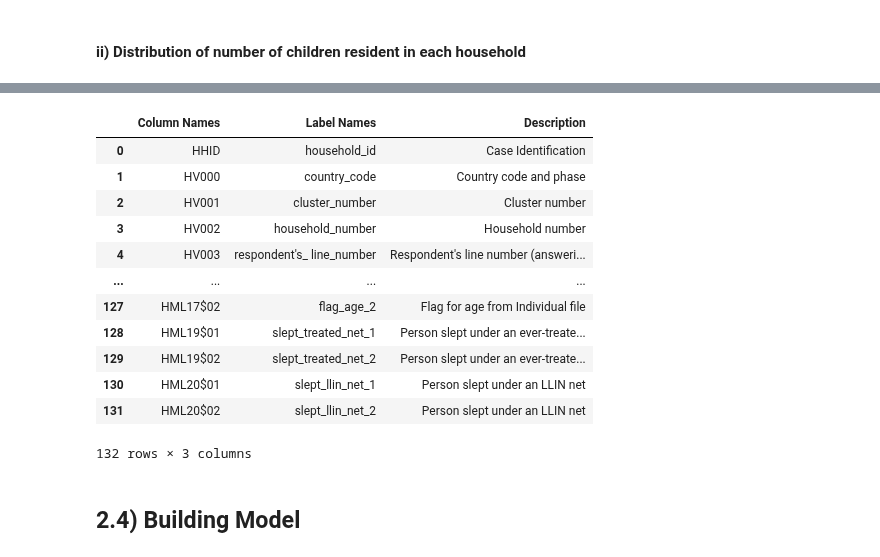
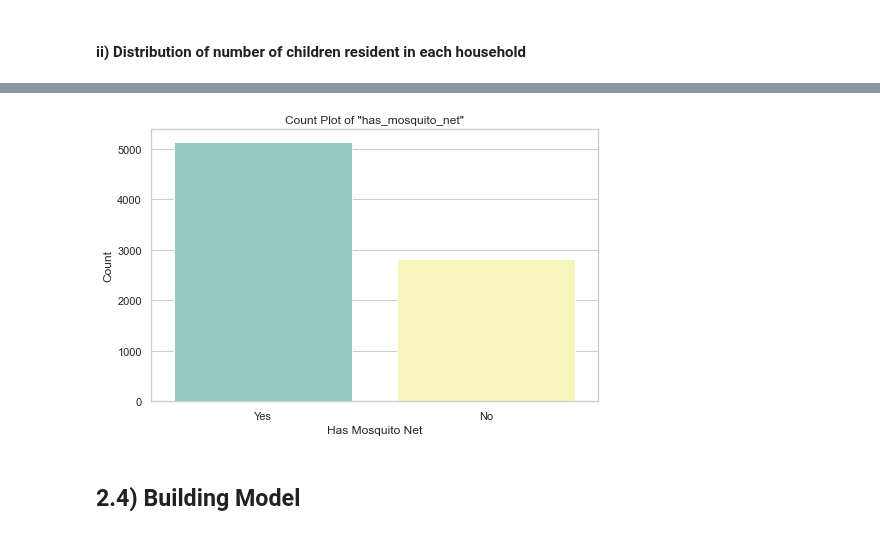
Before and after one commit to Dominic-Mu/dsc-phase-5-group-14-project, a Jupyter notebook: index.ipynb, the cells around one changed output, grey strips where cells are left out. Drawn from its saved outputs; the diff is of its cells as text; code cells hidden in the pictures.

Commit message:
variable labels

```diff
--- a/index.ipynb
+++ b/index.ipynb
@@ -734,19 +711,42 @@ meta_2.variable_value_labels
-# %%
-df_excel_2
-# %% [output]
-|  | Column Names | Label Names | Description |
-| 0 | HHID | household_id | Case Identification |
-| 1 | HV000 | country_code | Country code and phase |
-| 2 | HV001 | cluster_number | Cluster number |
-| 3 | HV002 | household_number | Household number |
-| 4 | HV003 | respondent's_ line_number | Respondent's line number (answeri... |
-| ... | ... | ... | ... |
-| 127 | HML17$02 | flag_age_2 | Flag for age from Individual file |
-| 128 | HML19$01 | slept_treated_net_1 | Person slept under an ever-treate... |
-| 129 | HML19$02 | slept_treated_net_2 | Person slept under an ever-treate... |
-| 130 | HML20$01 | slept_llin_net_1 | Person slept under an LLIN net |
-| 131 | HML20$02 | slept_llin_net_2 | Person slept under an LLIN net |
-132 rows × 3 columns
+# %%
+# Variable label dictionary
+variable_label_2 = meta_2.variable_value_labels
+variable_label = meta.variable_value_labels
+# %%
+
+def get_variable_label(column_label, df_excel, variable_labels):
+    '''Function to get variable label'''
+    # Looking up the column label
+    matching_row = df_excel[df_excel['Label Names'] == column_label]
+
+    # Getting the corresponding column name
+    corresponding_column_name = matching_row['Column Names'].iloc[0] if not matching_row.empty else None
+
+    # Getting variable label names
+    variable_label = variable_labels.get(corresponding_column_name, None)
+
+    return variable_label
+# %%
+# Calling the function to get variable labels
+variable_label_has_net = get_variable_label('has_mosquito_net',df_excel_2, variable_label_2)
+# %%
+# Household has a mosquito net
+
+# Mapping the variable labels to the column
+household_has_mosquito_net = df_2_cleaned['has_mosquito_net'].map(variable_label_has_net).reset_index()
+
+# Set the style of seaborn
+sns.set(style="whitegrid")
+
+# Plotting the count plot
+plt.figure(figsize=(8, 5))
+sns.countplot(x='has_mosquito_net', data=household_has_mosquito_net, palette="Set3")
+plt.title('Count Plot of "has_mosquito_net"')
+plt.xlabel('Has Mosquito Net')
+plt.ylabel('Count')
+plt.show()
+# %% [output]
+[figure, added]
 # %% [markdown]
 ## 2.4) Building Model
 # %% [markdown]
```
Also changed, not shown: parts of 7 cells of this notebook, 5 other files.
